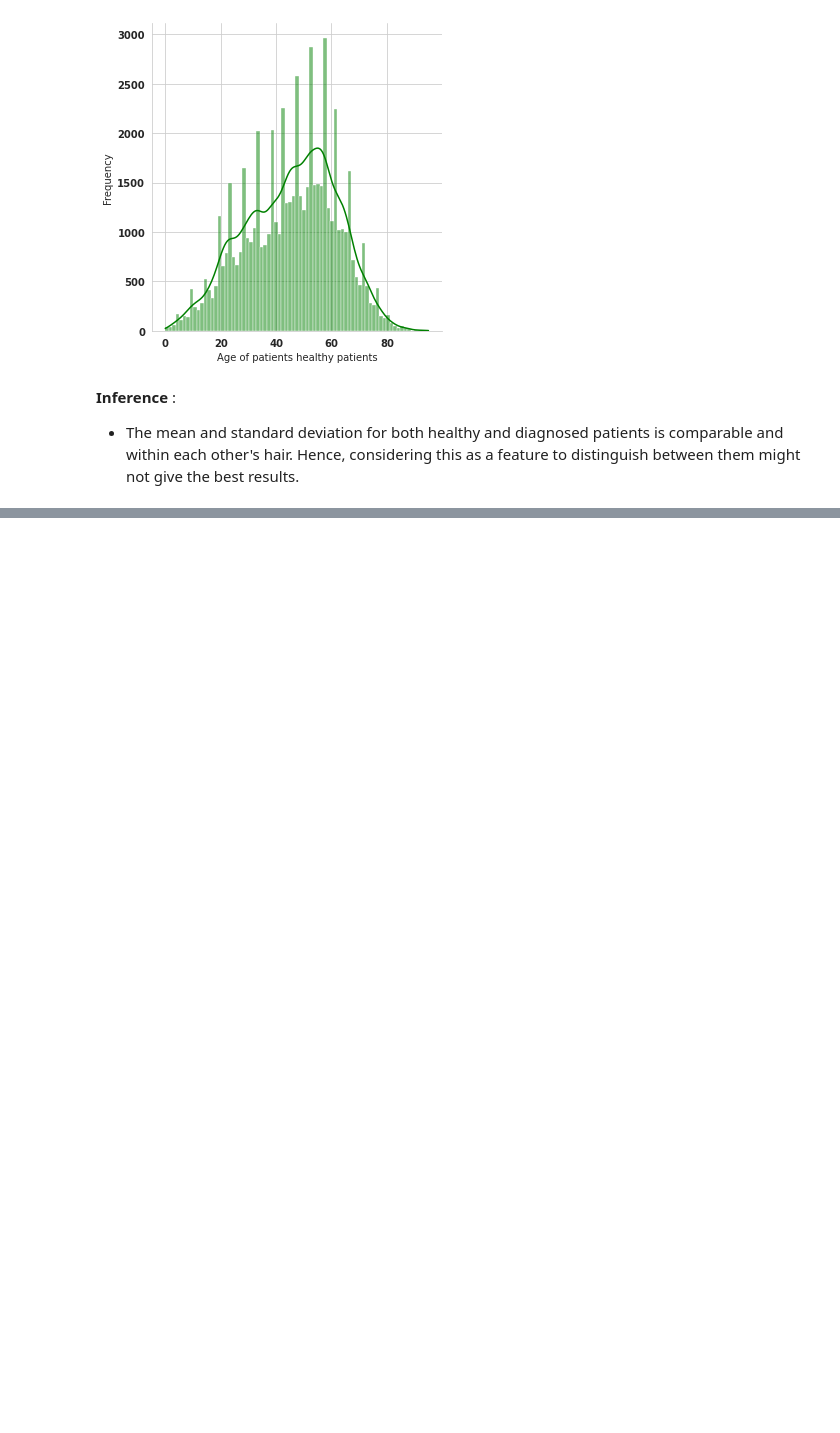
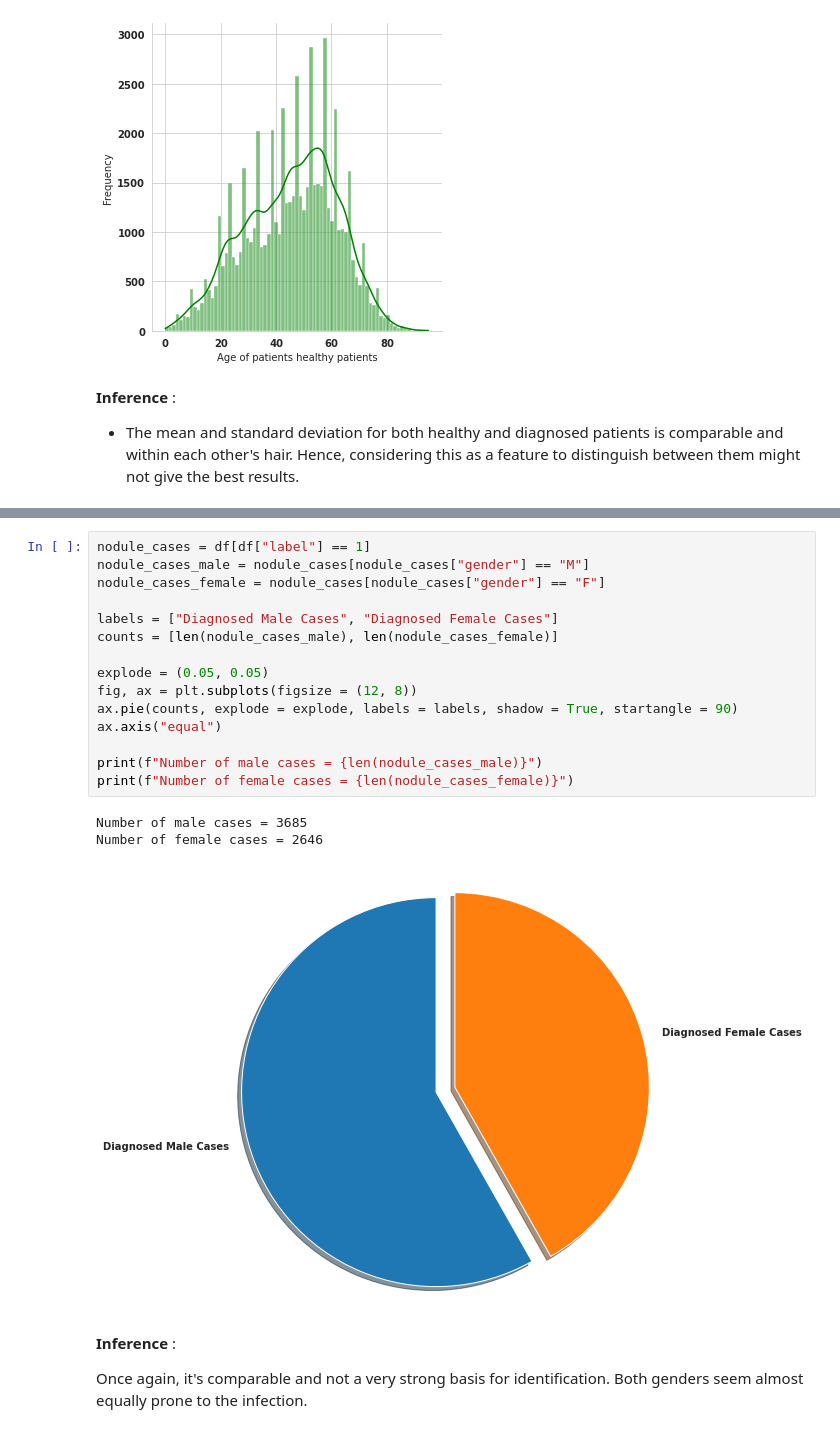
Before and after one commit to fireheart12/Chexnet_NIH, a Jupyter notebook: Exploratory Data Analysis/NIH-EDA.ipynb, the cells around one changed output, grey strips where cells are left out. Drawn from its saved outputs; the diff is of its cells as text; blank space fills up the shorter version.

Commit message:
Add files via upload
Gender vs label analysis appended

```diff
--- a/Exploratory Data Analysis/NIH-EDA.ipynb
+++ b/Exploratory Data Analysis/NIH-EDA.ipynb
@@ -336,0 +356,23 @@ Standard Deviation age of the distribution of healthy patients= 16.53
+# %%
+nodule_cases = df[df["label"] == 1]
+nodule_cases_male = nodule_cases[nodule_cases["gender"] == "M"]
+nodule_cases_female = nodule_cases[nodule_cases["gender"] == "F"]
+
+labels = ["Diagnosed Male Cases", "Diagnosed Female Cases"]
+counts = [len(nodule_cases_male), len(nodule_cases_female)]
+
+explode = (0.05, 0.05)
+fig, ax = plt.subplots(figsize = (12, 8))
+ax.pie(counts, explode = explode, labels = labels, shadow = True, startangle = 90)
+ax.axis("equal")
+
+print(f"Number of male cases = {len(nodule_cases_male)}")
+print(f"Number of female cases = {len(nodule_cases_female)}")
+# %% [output]
+Number of male cases = 3685
+Number of female cases = 2646
+[figure, added]
+# %% [markdown]
+**Inference** :
+
+Once again, it's comparable and not a very strong basis for identification. Both genders seem almost equally prone to the infection.
```
Also changed, not shown: parts of 7 cells of this notebook.
